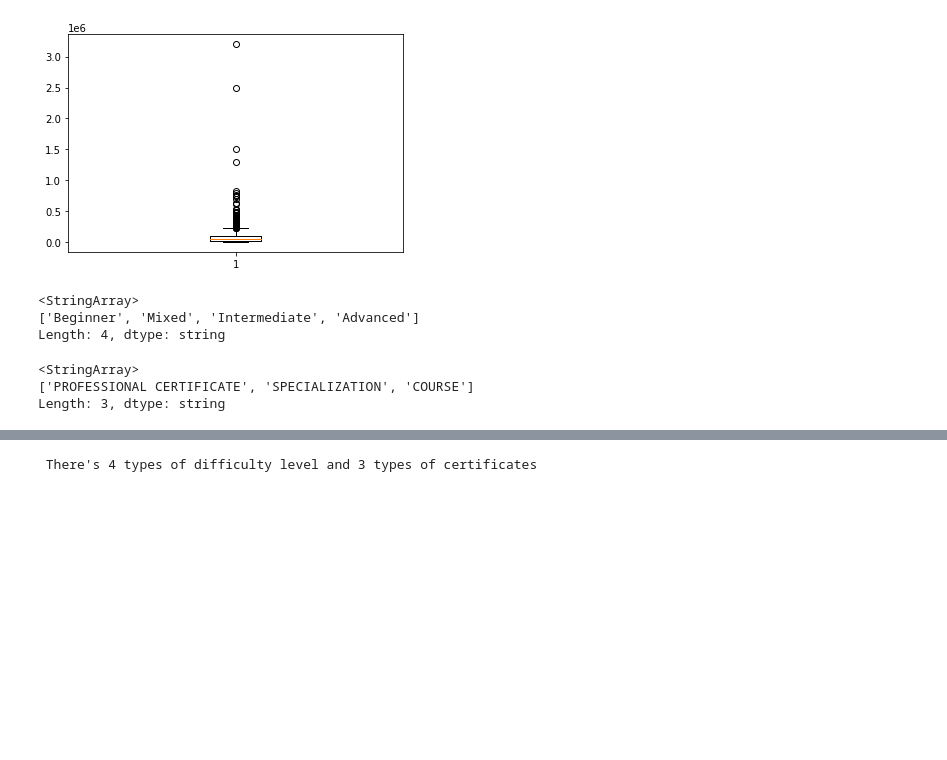
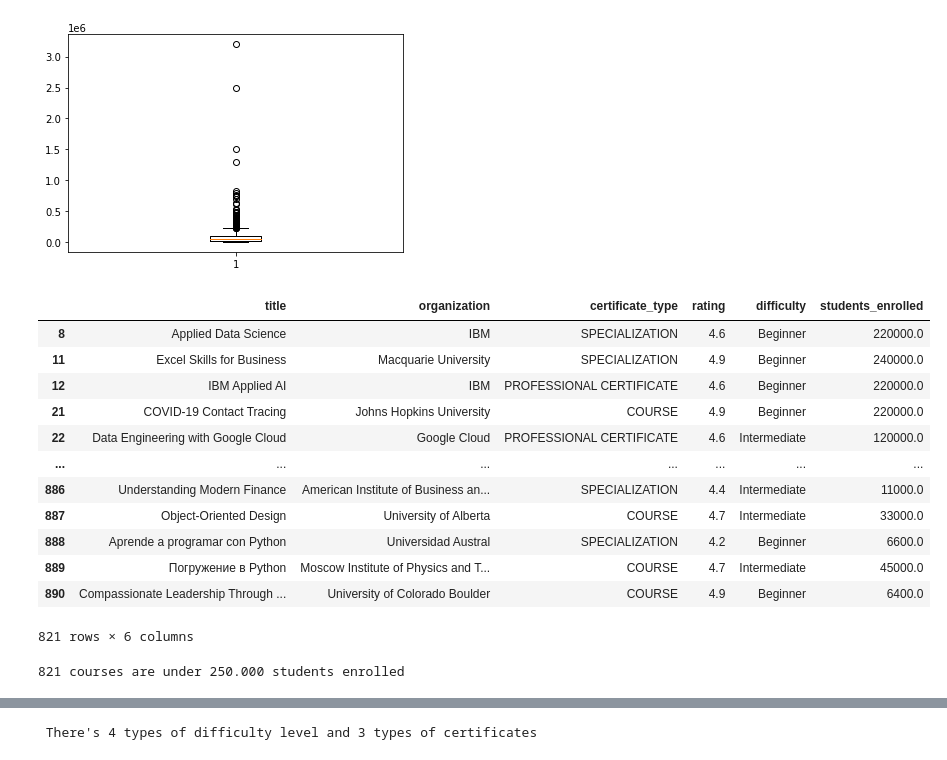
Before and after one commit to patosorio/Coursera-course-analysis, a Jupyter notebook: Coursera Course Analysis.ipynb, the cells around one changed output, grey strips where cells are left out. Cells and saved outputs as stored; diff of their text form; code cells hidden in the pictures; blank space fills up the shorter version.

```diff
--- a/Coursera Course Analysis.ipynb
+++ b/Coursera Course Analysis.ipynb
@@ -180,14 +186,22 @@ plt.show()
 # enrolled an outlier
-# %%
-# Exploring Certificate_type and course_difficulty column to assure there's not wrong value
-df['difficulty'].unique()
-# %% [output]
-<StringArray>
-['Beginner', 'Mixed', 'Intermediate', 'Advanced']
-Length: 4, dtype: string
-# %%
-df['certificate_type'].unique()
-# %% [output]
-<StringArray>
-['PROFESSIONAL CERTIFICATE', 'SPECIALIZATION', 'COURSE']
-Length: 3, dtype: string
+# %%
+# Checking all courses more than 250.000 students enrolled
+df[df['students_enrolled'] < 250000]
+# %% [output]
+|  | title | organization | certificate_type | rating | difficulty | students_enrolled |
+| 8 | Applied Data Science | IBM | SPECIALIZATION | 4.6 | Beginner | 220000.0 |
+| 11 | Excel Skills for Business | Macquarie University | SPECIALIZATION | 4.9 | Beginner | 240000.0 |
+| 12 | IBM Applied AI | IBM | PROFESSIONAL CERTIFICATE | 4.6 | Beginner | 220000.0 |
+| 21 | COVID-19 Contact Tracing | Johns Hopkins University | COURSE | 4.9 | Beginner | 220000.0 |
+| 22 | Data Engineering with Google Cloud | Google Cloud | PROFESSIONAL CERTIFICATE | 4.6 | Intermediate | 120000.0 |
+| ... | ... | ... | ... | ... | ... | ... |
+| 886 | Understanding Modern Finance | American Institute of Business an... | SPECIALIZATION | 4.4 | Intermediate | 11000.0 |
+| 887 | Object-Oriented Design | University of Alberta | COURSE | 4.7 | Intermediate | 33000.0 |
+| 888 | Aprende a programar con Python | Universidad Austral | SPECIALIZATION | 4.2 | Beginner | 6600.0 |
+| 889 | Погружение в Python | Moscow Institute of Physics and T... | COURSE | 4.7 | Intermediate | 45000.0 |
+| 890 | Compassionate Leadership Through ... | University of Colorado Boulder | COURSE | 4.9 | Beginner | 6400.0 |
+821 rows × 6 columns
+# %%
+print(f"{len(df[df['students_enrolled'] < 250000])} courses are under 250.000 students enrolled")
+# %% [output]
+821 courses are under 250.000 students enrolled
```
Also changed, not shown: parts of 27 cells of this notebook.
